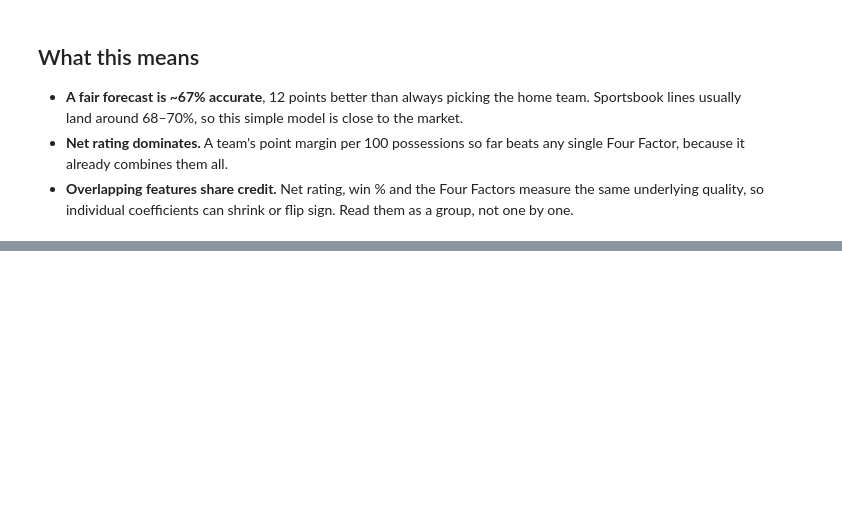
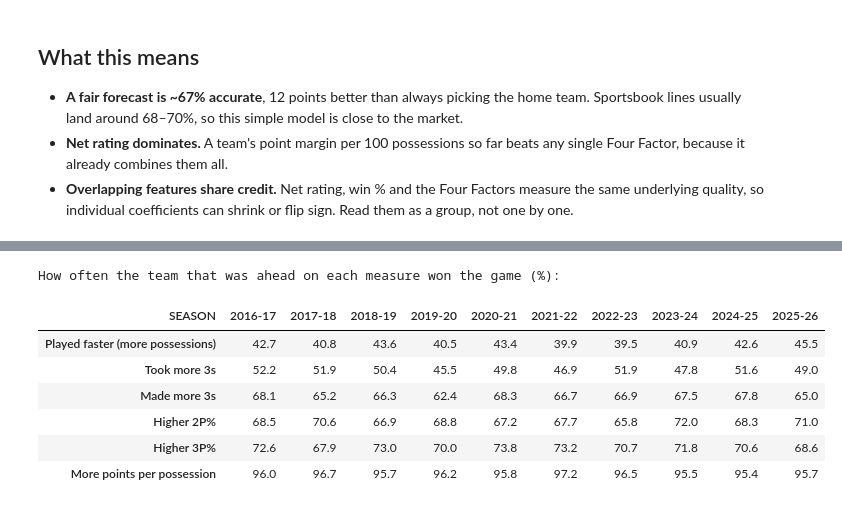
Before and after one commit to QYang5917/nba-win-predictors, a Jupyter notebook: notebooks/analysis.ipynb, the cells around one changed output, grey strips where cells are left out. Cells and saved outputs as stored; diff of their text form; code cells hidden in the pictures; blank space fills up the shorter version.

```diff
--- a/notebooks/analysis.ipynb
+++ b/notebooks/analysis.ipynb
@@ -270,0 +279,34 @@ imp.reindex(imp['Coefficient (std.)'].abs().sort_values(ascending=False).index).
+# %%
+g = pd.read_csv('../data/raw/team_game_logs.csv', dtype={'GAME_ID': str})
+g['FG2M'], g['FG2A'] = g.FGM - g.FG3M, g.FGA - g.FG3A
+g['POSS'] = g.FGA + 0.44 * g.FTA - g.OREB + g.TOV
+cols = ['FG3M', 'FG3A', 'FG2M', 'FG2A', 'FGM', 'FGA', 'PTS', 'POSS']
+opp = g[['GAME_ID', 'TEAM_ID'] + cols].rename(columns=lambda c: c if c == 'GAME_ID' else 'O_' + c)
+m = g.merge(opp, on='GAME_ID')
+m = m[(m.TEAM_ID != m.O_TEAM_ID) & m.MATCHUP.str.contains('vs.')].copy()  # one row per game
+m['W'] = m.WL == 'W'
+
+def win_rate_when_ahead(mine, theirs):
+    keep = mine != theirs  # skip ties
+    return ((mine > theirs) == m.W)[keep].groupby(m.SEASON[keep]).mean()
+
+ratio = lambda a, b: m[a] / m[b]
+rules = pd.DataFrame({
+    'Played faster (more possessions)': win_rate_when_ahead(m.POSS.round(), m.O_POSS.round()),
+    'Took more 3s': win_rate_when_ahead(m.FG3A, m.O_FG3A),
+    'Made more 3s': win_rate_when_ahead(m.FG3M, m.O_FG3M),
+    'Higher 2P%': win_rate_when_ahead(ratio('FG2M', 'FG2A'), ratio('O_FG2M', 'O_FG2A')),
+    'Higher 3P%': win_rate_when_ahead(ratio('FG3M', 'FG3A'), ratio('O_FG3M', 'O_FG3A')),
+    'More points per possession': win_rate_when_ahead(ratio('PTS', 'POSS'), ratio('O_PTS', 'O_POSS')),
+})
+print('How often the team that was ahead on each measure won the game (%):')
+(rules.T * 100).round(1)
+# %% [output]
+How often the team that was ahead on each measure won the game (%):
+| SEASON | 2016-17 | 2017-18 | 2018-19 | 2019-20 | 2020-21 | 2021-22 | 2022-23 | 2023-24 | 2024-25 | 2025-26 |
+| Played faster (more possessions) | 42.7 | 40.8 | 43.6 | 40.5 | 43.4 | 39.9 | 39.5 | 40.9 | 42.6 | 45.5 |
+| Took more 3s | 52.2 | 51.9 | 50.4 | 45.5 | 49.8 | 46.9 | 51.9 | 47.8 | 51.6 | 49.0 |
+| Made more 3s | 68.1 | 65.2 | 66.3 | 62.4 | 68.3 | 66.7 | 66.9 | 67.5 | 67.8 | 65.0 |
+| Higher 2P% | 68.5 | 70.6 | 66.9 | 68.8 | 67.2 | 67.7 | 65.8 | 72.0 | 68.3 | 71.0 |
+| Higher 3P% | 72.6 | 67.9 | 73.0 | 70.0 | 73.8 | 73.2 | 70.7 | 71.8 | 70.6 | 68.6 |
+| More points per possession | 96.0 | 96.7 | 95.7 | 96.2 | 95.8 | 97.2 | 96.5 | 95.5 | 95.4 | 95.7 |
```
Also changed, not shown: parts of 7 cells of this notebook, 6 other files.
